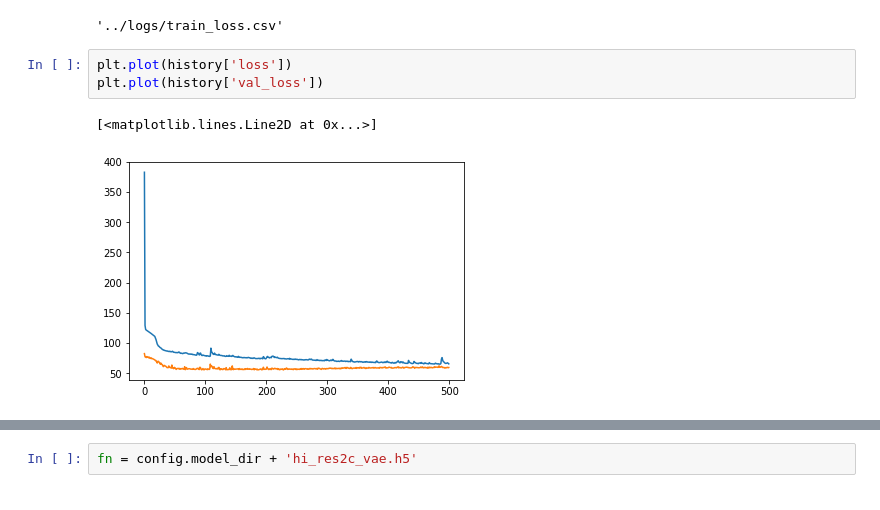
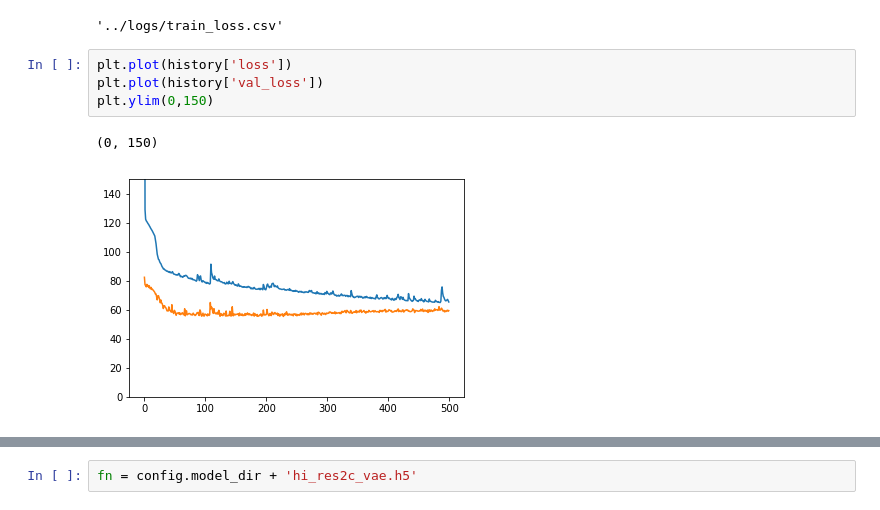
Before and after one commit to voschezang/drum-style-transfer, a Jupyter notebook: src/ml-VAE-v3o-decoder-lstm-conductor-hi-res2.ipynb, the cells around one changed output, grey strips where cells are left out. Drawn from its saved outputs; the diff is of its cells as text.

```diff
--- a/src/ml-VAE-v3o-decoder-lstm-conductor-hi-res2.ipynb
+++ b/src/ml-VAE-v3o-decoder-lstm-conductor-hi-res2.ipynb
@@ -266,6 +266,7 @@ io.save_dict('../logs/','train_loss', history)
 # %%
 plt.plot(history['loss'])
 plt.plot(history['val_loss'])
+plt.ylim(0,150)
 # %% [output]
-[<matplotlib.lines.Line2D at 0x...>]
+(0, 150)
-[figure, old version]
+[figure, new version]
```
Also changed, not shown: parts of 1 cell of this notebook, 1 other file.
